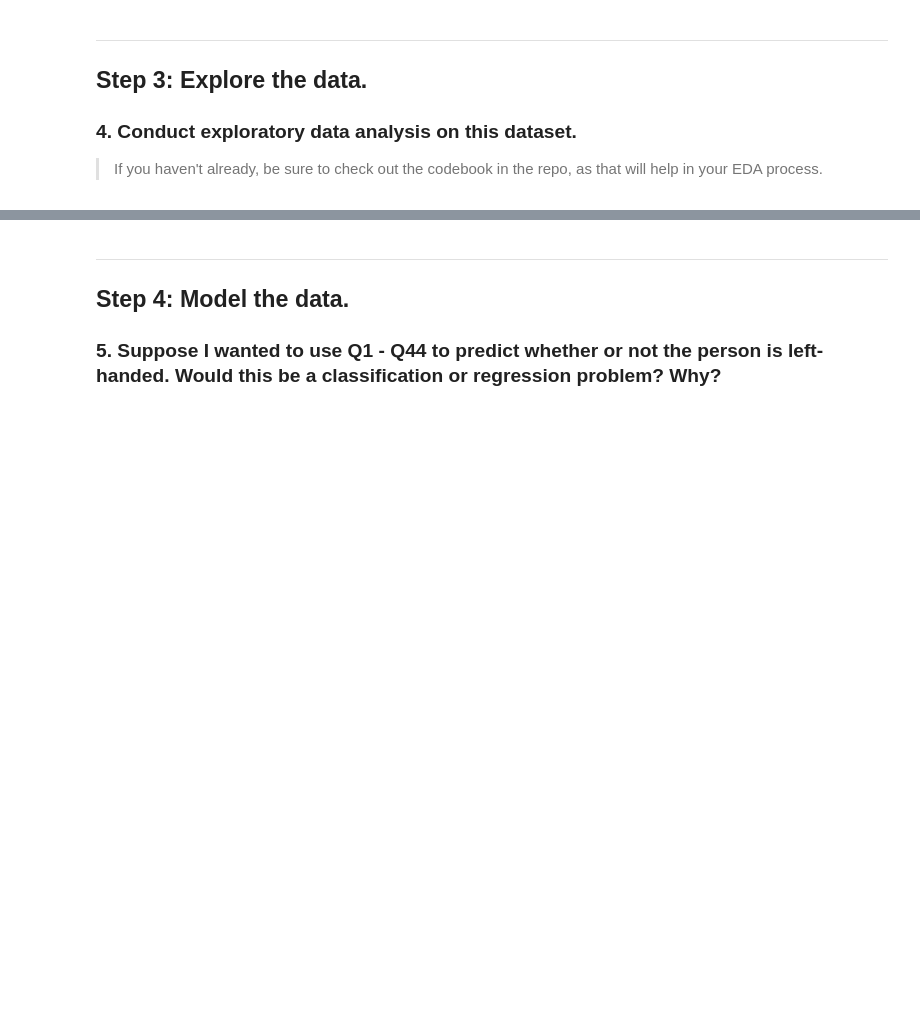
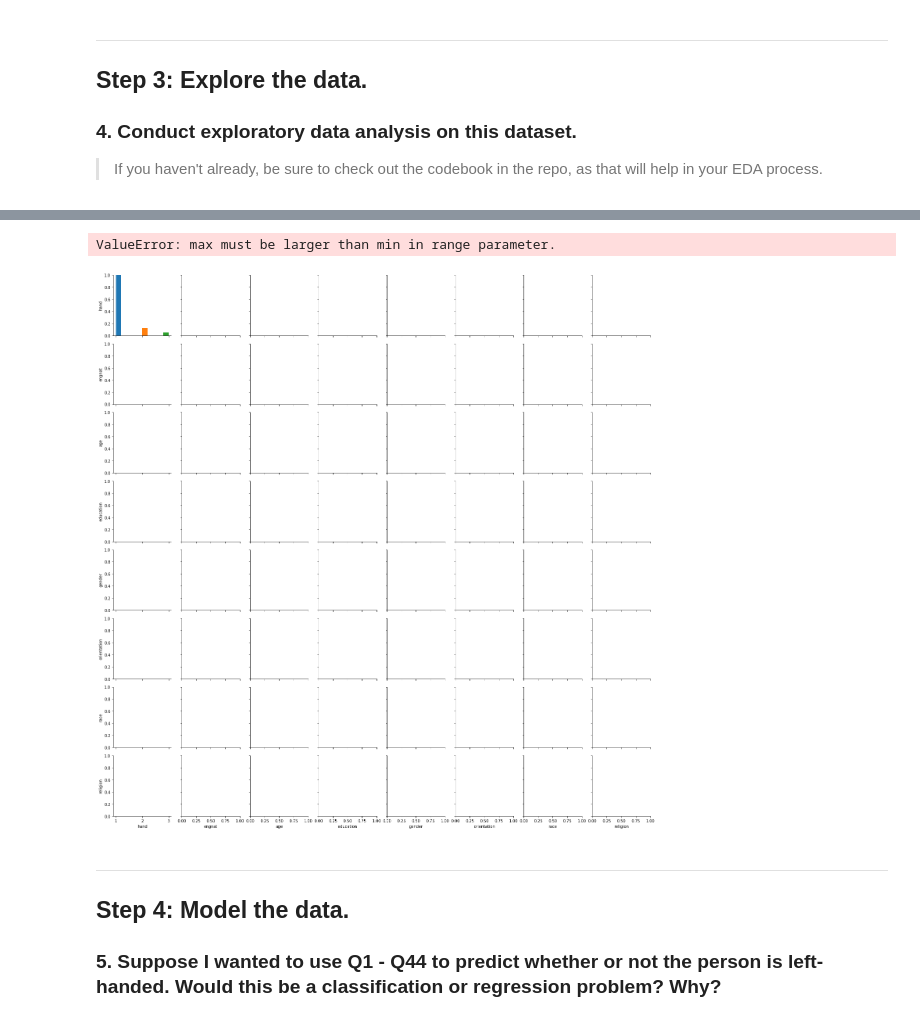
Before and after one commit to gohchunshan/Lab_4_01_Classification_Predicting_Left_Handedness, a Jupyter notebook: starter-code-Lab-4-01-Chun Shan.ipynb, the cells around one changed output, grey strips where cells are left out. Saved outputs shown, nothing was run; the diff lists cells and outputs as text; code cells hidden in the pictures; blank space fills up the shorter version.

```diff
--- a/starter-code-Lab-4-01-Chun Shan.ipynb
+++ b/starter-code-Lab-4-01-Chun Shan.ipynb
@@ -293,5 +285,8 @@ df_subset.dtypes
 # %%
-sns.pairplot(df_subset)#, hue='hand')
+sns.pairplot(df_subset, hue='hand') #What is this error?
+# %% [output]
+ValueError: max must be larger than min in range parameter.
+[figure, added]
 # %% [markdown]
 ---
 ## Step 4: Model the data.
```
Also changed, not shown: parts of 24 cells of this notebook.
